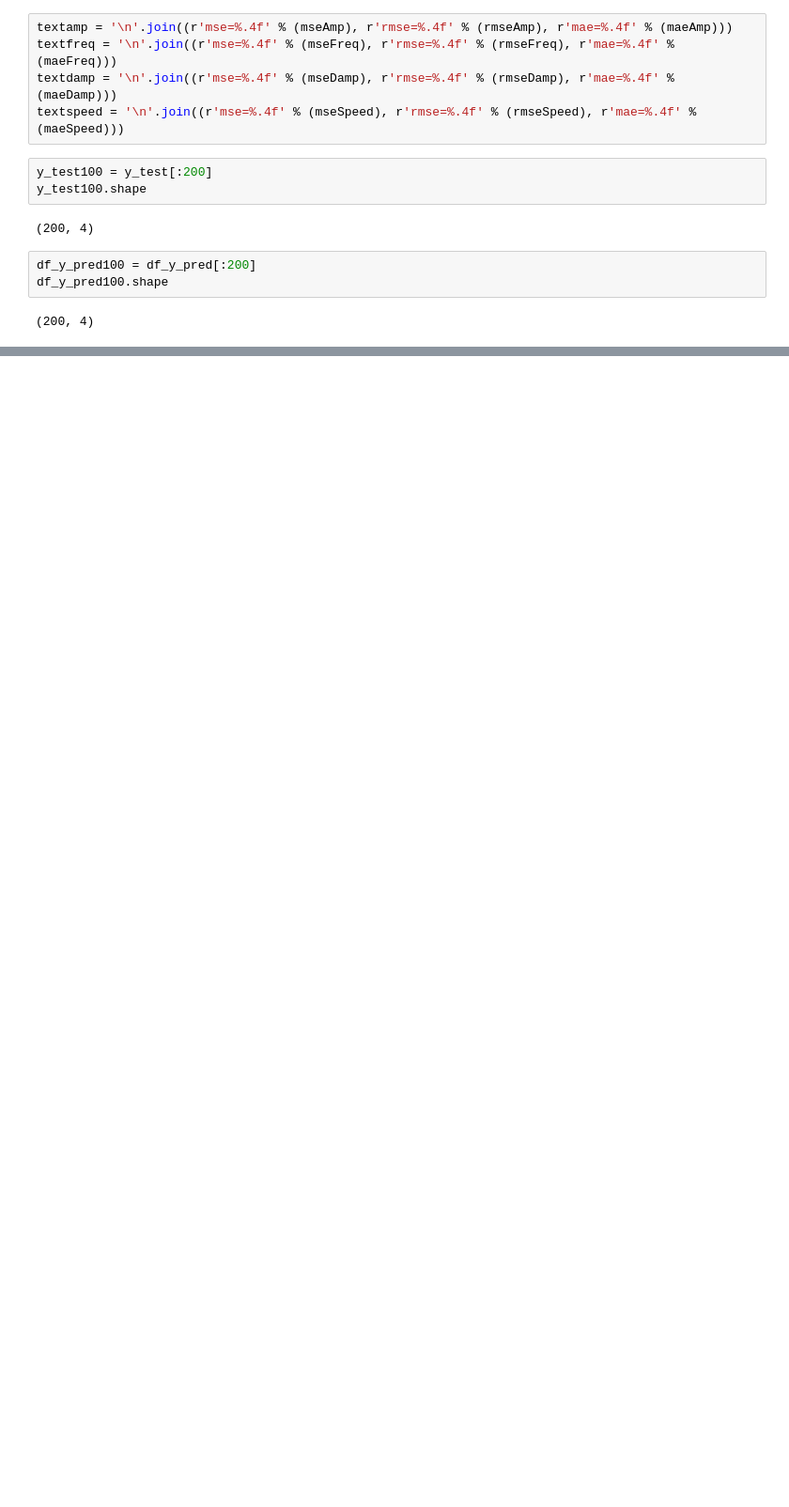
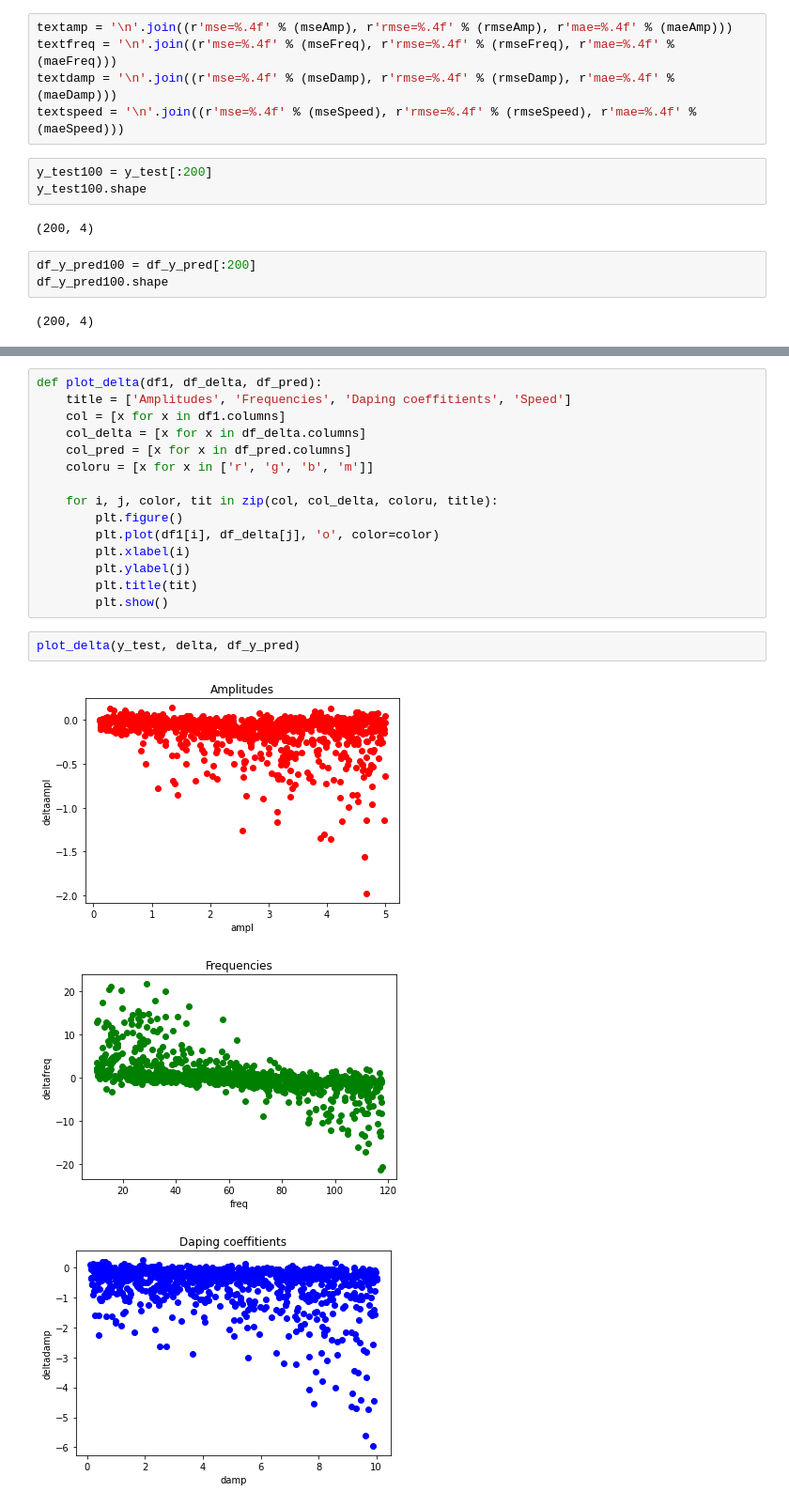
Before and after one commit to center4ml/predict_param_NMR, a Jupyter notebook: NMR_model_eval_short.ipynb, the cells around one changed output, grey strips where cells are left out. Shown at 94% size. Drawn from its saved outputs; the diff is of its cells as text; blank space fills up the shorter version.

```diff
--- a/NMR_model_eval_short.ipynb
+++ b/NMR_model_eval_short.ipynb
@@ -247,0 +296,21 @@ plt.show()
+# %%
+def plot_delta(df1, df_delta, df_pred):
+    title = ['Amplitudes', 'Frequencies', 'Daping coeffitients', 'Speed']
+    col = [x for x in df1.columns]
+    col_delta = [x for x in df_delta.columns]
+    col_pred = [x for x in df_pred.columns]
+    coloru = [x for x in ['r', 'g', 'b', 'm']]
+
+    for i, j, color, tit in zip(col, col_delta, coloru, title):
+        plt.figure()
+        plt.plot(df1[i], df_delta[j], 'o', color=color)
+        plt.xlabel(i)
+        plt.ylabel(j)
+        plt.title(tit)
+        plt.show()
+# %%
+plot_delta(y_test, delta, df_y_pred)
+# %% [output]
+[figure, added]
+[figure, added]
+[figure, added]
```
Also changed, not shown: parts of 22 cells of this notebook.
